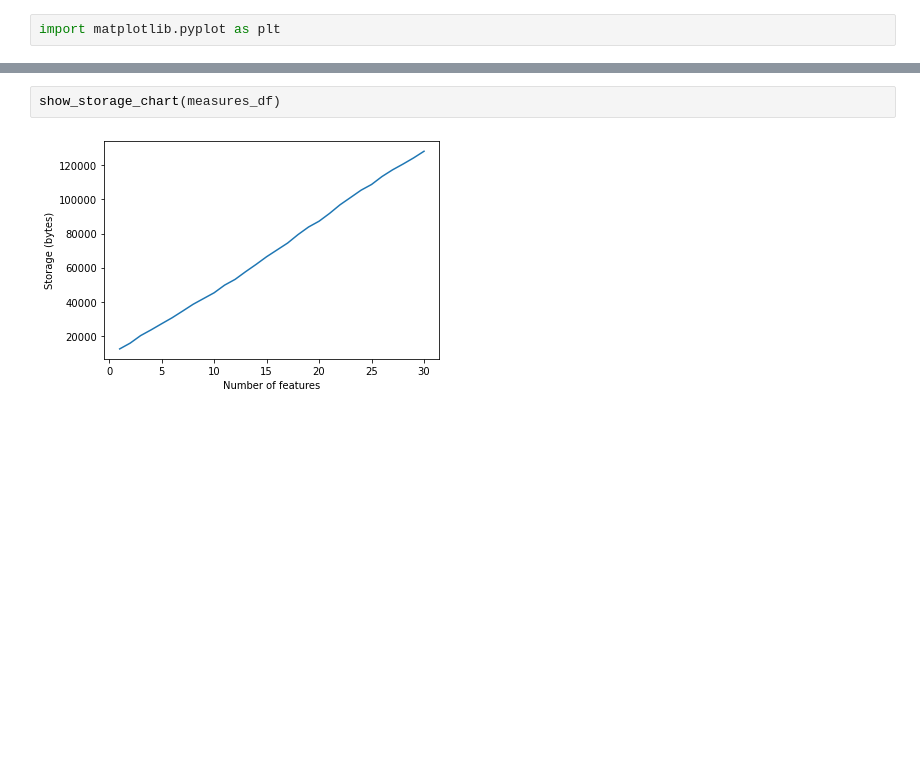
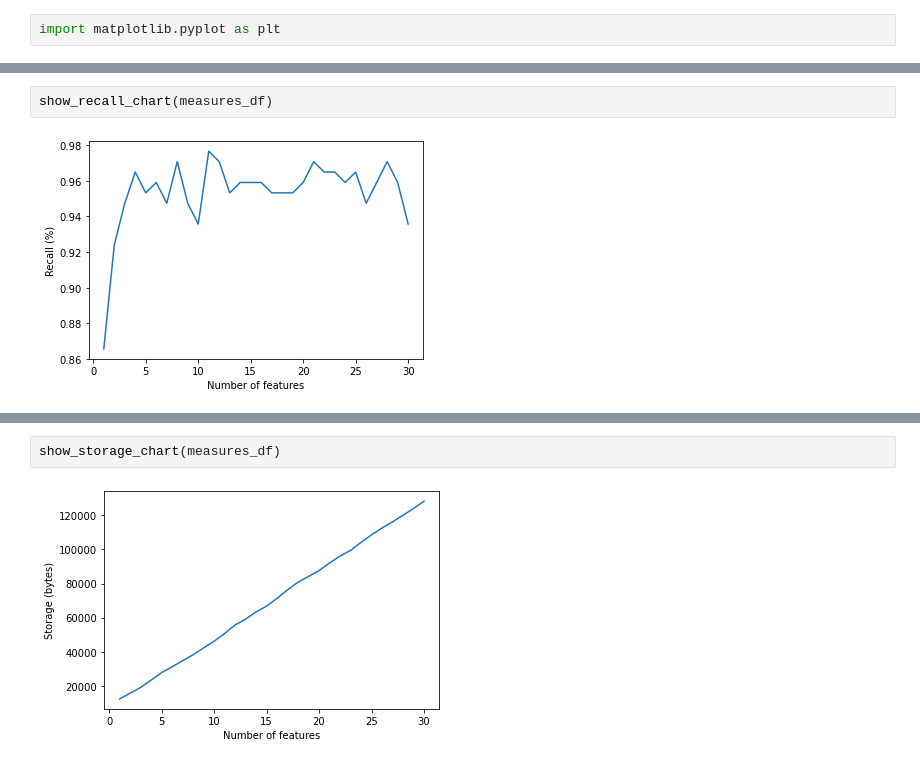
Before and after one commit to miguelpimentel/shap_feature_selection, a Jupyter notebook: cancer_breast/cancer-breast-xgboost.ipynb, the cells around one changed output, grey strips where cells are left out. Saved outputs shown, nothing was run; the diff lists cells and outputs as text; blank space fills up the shorter version.

```diff
--- a/cancer_breast/cancer-breast-xgboost.ipynb
+++ b/cancer_breast/cancer-breast-xgboost.ipynb
@@ -304,0 +285,4 @@ show_accuracy_chart(measures_df)
+# %%
+show_recall_chart(measures_df)
+# %% [output]
+[figure, added]
```
Also changed, not shown: parts of 14 cells of this notebook, 1 other file.
